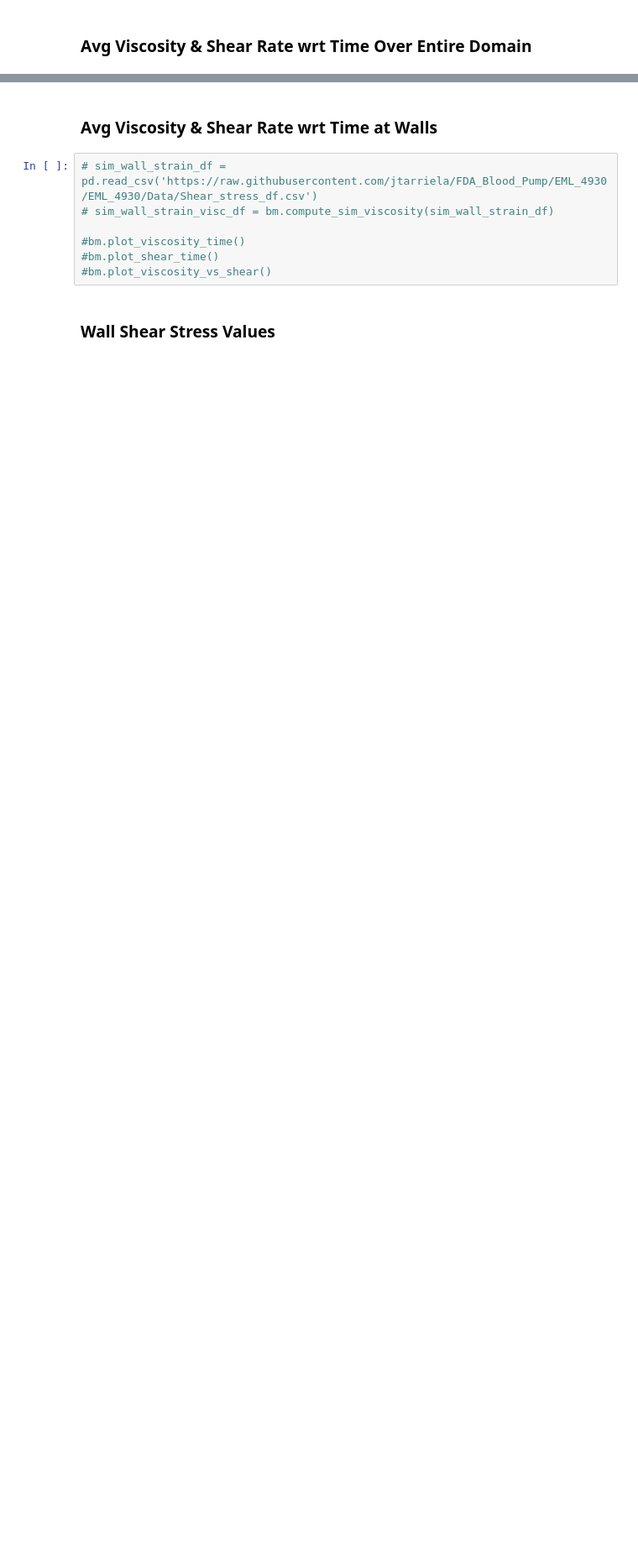
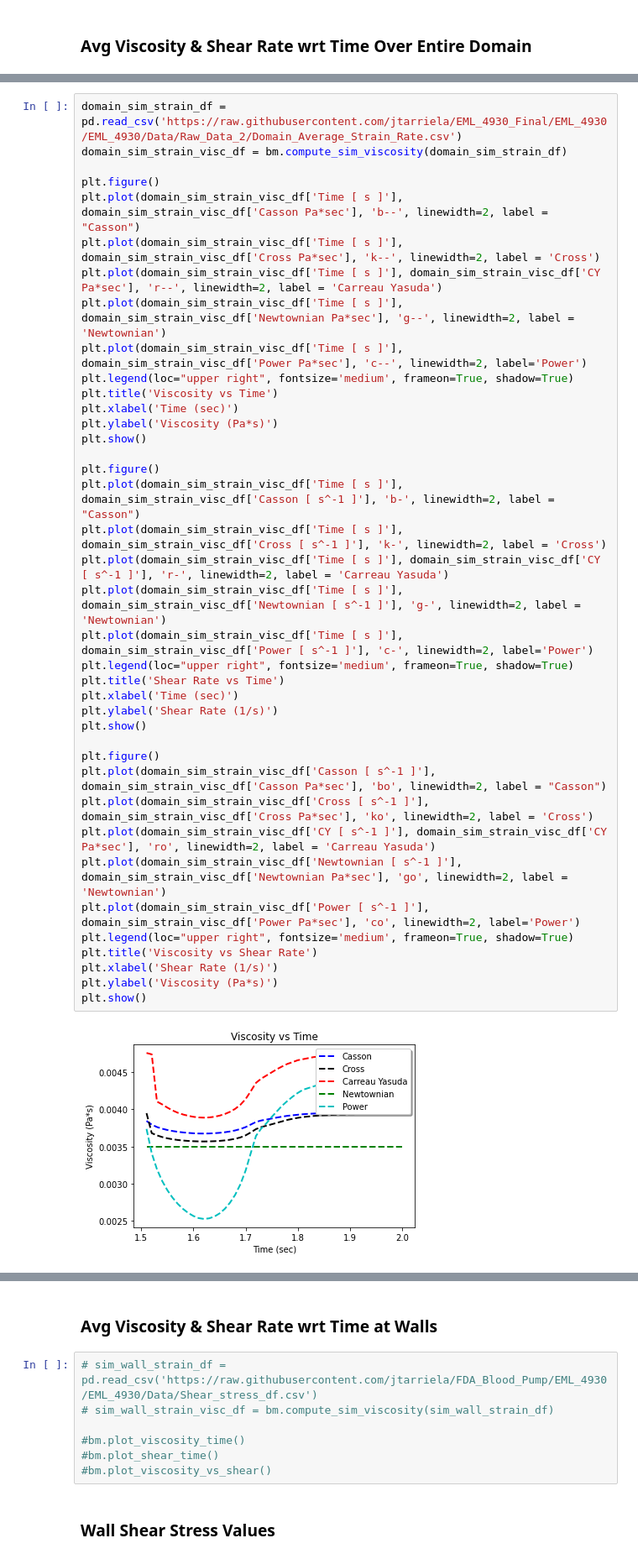
Before and after one commit to jtarriela/EML_4930_Final, a Jupyter notebook: EML_4930/EML_Final_Notebook.ipynb, the cells around one changed output, grey strips where cells are left out. Shown: that part at 84% size. Cells and saved outputs as stored; diff of their text form; blank space fills up the shorter version.

Commit message:
Additional data to be plotted. Referenced correct csv w/in repo

```diff
--- a/EML_4930/EML_Final_Notebook.ipynb
+++ b/EML_4930/EML_Final_Notebook.ipynb
@@ -53,0 +87,41 @@ HTTPError: HTTP Error 404: Not Found
+# %%
+domain_sim_strain_df = pd.read_csv('https://raw.githubusercontent.com/jtarriela/EML_4930_Final/EML_4930/EML_4930/Data/Raw_Data_2/Domain_Average_Strain_Rate.csv')
+domain_sim_strain_visc_df = bm.compute_sim_viscosity(domain_sim_strain_df)
+
+plt.figure()
+plt.plot(domain_sim_strain_visc_df['Time [ s ]'], domain_sim_strain_visc_df['Casson Pa*sec'], 'b--', linewidth=2, label = "Casson")
+plt.plot(domain_sim_strain_visc_df['Time [ s ]'], domain_sim_strain_visc_df['Cross Pa*sec'], 'k--', linewidth=2, label = 'Cross')
+plt.plot(domain_sim_strain_visc_df['Time [ s ]'], domain_sim_strain_visc_df['CY Pa*sec'], 'r--', linewidth=2, label = 'Carreau Yasuda')
+plt.plot(domain_sim_strain_visc_df['Time [ s ]'], domain_sim_strain_visc_df['Newtownian Pa*sec'], 'g--', linewidth=2, label = 'Newtownian')
+plt.plot(domain_sim_strain_visc_df['Time [ s ]'], domain_sim_strain_visc_df['Power Pa*sec'], 'c--', linewidth=2, label='Power')
+plt.legend(loc="upper right", fontsize='medium', frameon=True, shadow=True)
+plt.title('Viscosity vs Time')
+plt.xlabel('Time (sec)')
+plt.ylabel('Viscosity (Pa*s)')
+plt.show()
+
+plt.figure()
+plt.plot(domain_sim_strain_visc_df['Time [ s ]'], domain_sim_strain_visc_df['Casson [ s^-1 ]'], 'b-', linewidth=2, label = "Casson")
+plt.plot(domain_sim_strain_visc_df['Time [ s ]'], domain_sim_strain_visc_df['Cross [ s^-1 ]'], 'k-', linewidth=2, label = 'Cross')
+plt.plot(domain_sim_strain_visc_df['Time [ s ]'], domain_sim_strain_visc_df['CY [ s^-1 ]'], 'r-', linewidth=2, label = 'Carreau Yasuda')
+plt.plot(domain_sim_strain_visc_df['Time [ s ]'], domain_sim_strain_visc_df['Newtownian [ s^-1 ]'], 'g-', linewidth=2, label = 'Newtownian')
+plt.plot(domain_sim_strain_visc_df['Time [ s ]'], domain_sim_strain_visc_df['Power [ s^-1 ]'], 'c-', linewidth=2, label='Power')
+plt.legend(loc="upper right", fontsize='medium', frameon=True, shadow=True)
+plt.title('Shear Rate vs Time')
+plt.xlabel('Time (sec)')
+plt.ylabel('Shear Rate (1/s)')
+plt.show()
+
+plt.figure()
+plt.plot(domain_sim_strain_visc_df['Casson [ s^-1 ]'], domain_sim_strain_visc_df['Casson Pa*sec'], 'bo', linewidth=2, label = "Casson")
+plt.plot(domain_sim_strain_visc_df['Cross [ s^-1 ]'], domain_sim_strain_visc_df['Cross Pa*sec'], 'ko', linewidth=2, label = 'Cross')
+plt.plot(domain_sim_strain_visc_df['CY [ s^-1 ]'], domain_sim_strain_visc_df['CY Pa*sec'], 'ro', linewidth=2, label = 'Carreau Yasuda')
+plt.plot(domain_sim_strain_visc_df['Newtownian [ s^-1 ]'], domain_sim_strain_visc_df['Newtownian Pa*sec'], 'go', linewidth=2, label = 'Newtownian')
+plt.plot(domain_sim_strain_visc_df['Power [ s^-1 ]'], domain_sim_strain_visc_df['Power Pa*sec'], 'co', linewidth=2, label='Power')
+plt.legend(loc="upper right", fontsize='medium', frameon=True, shadow=True)
+plt.title('Viscosity vs Shear Rate')
+plt.xlabel('Shear Rate (1/s)')
+plt.ylabel('Viscosity (Pa*s)')
+plt.show()
+# %% [output]
+[figure, added]
```
Also changed, not shown: parts of 13 cells of this notebook.
